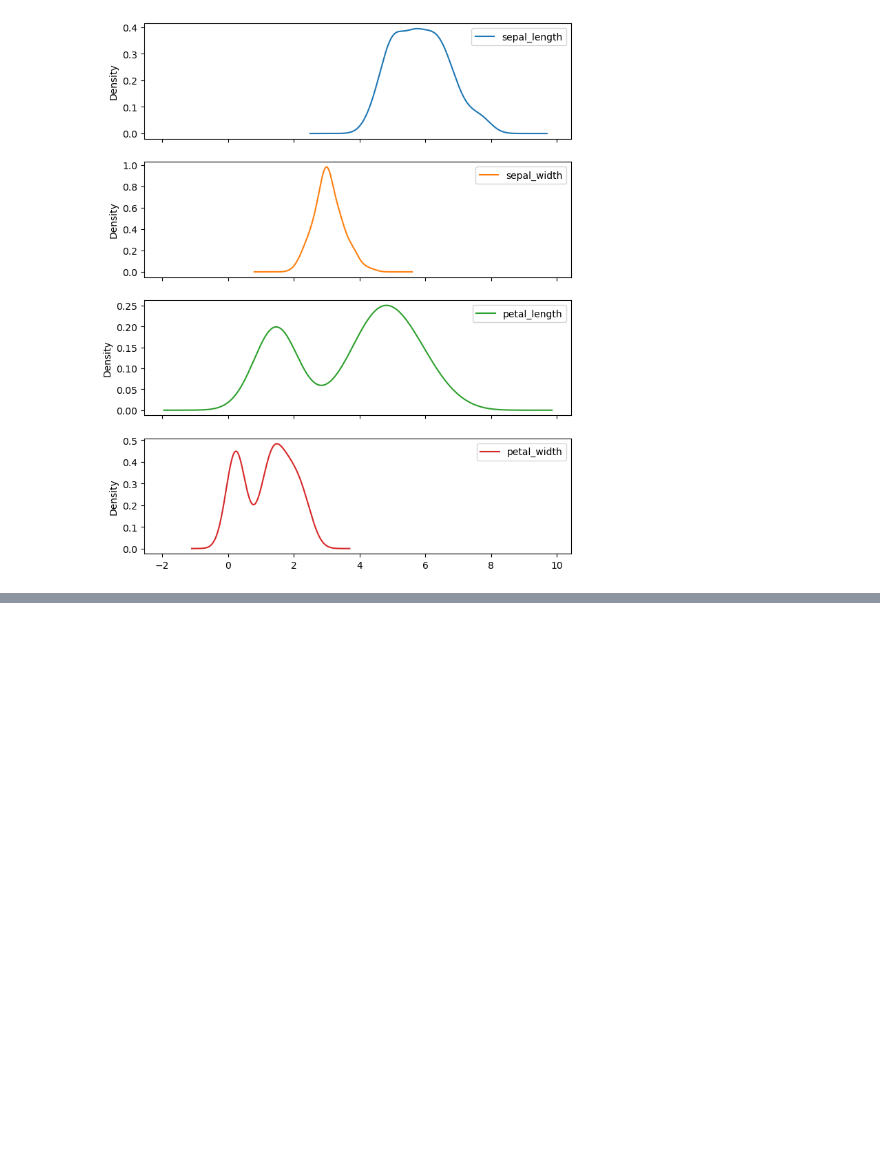
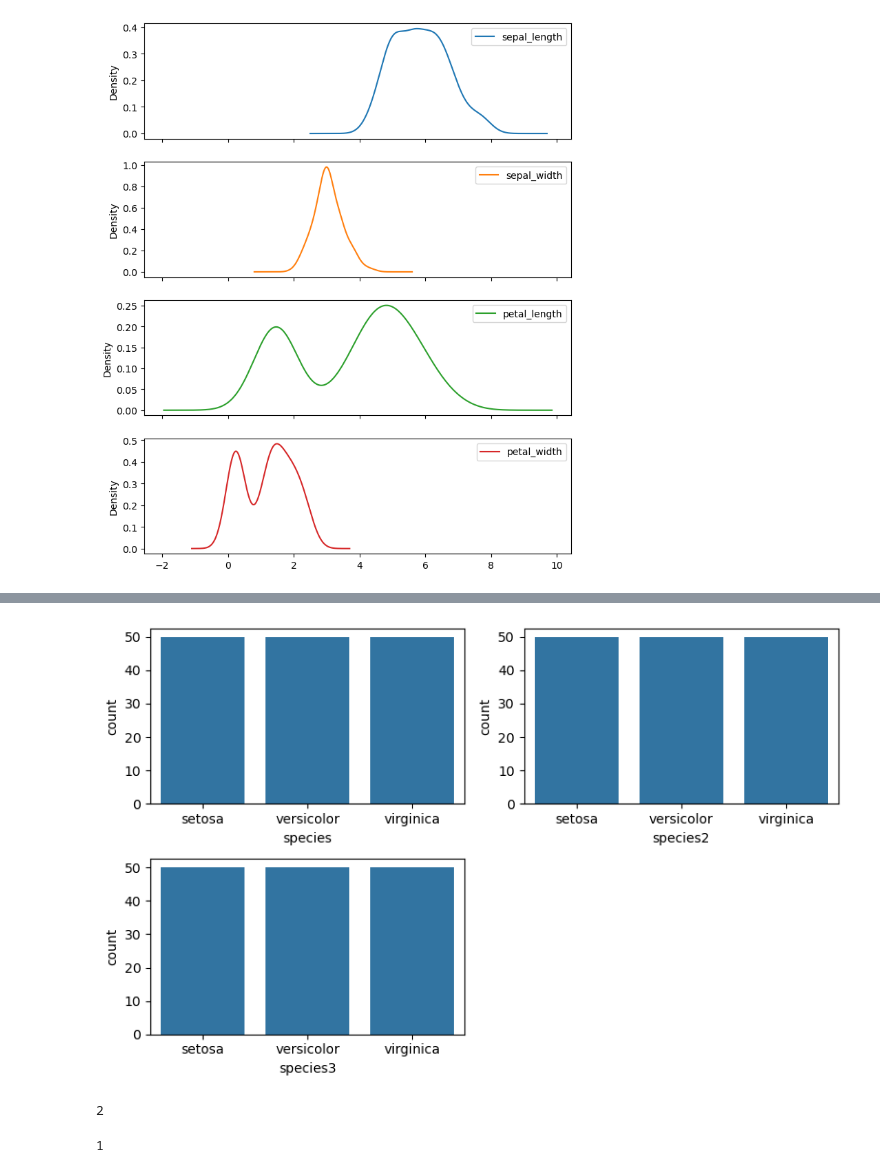
Before and after one commit to ivankching/workflow-utils, a Jupyter notebook: test_notebook.ipynb, the cells around one changed output, grey strips where cells are left out. Saved outputs shown, nothing was run; the diff lists cells and outputs as text; code cells hidden in the pictures; blank space fills up the shorter version.

```diff
--- a/test_notebook.ipynb
+++ b/test_notebook.ipynb
@@ -16,0 +34,3 @@ _ = visualization.kdes(data,  size=(8,10))
+# %%
+data3 = data2.copy()
+data3["species3"] = data3["species"]
@@ -16,0 +45,14 @@ _ = visualization.kdes(data,  size=(8,10))
+# %%
+three_plot = visualization.countplots(data3, cols=2, size=(8,5))
+# %% [output]
+[figure, added]
+# %%
+cols = min(6, data.shape[1])
+cols
+# %% [output]
+2
+# %%
+rows = ceil(data.shape[1] / cols)
+rows
+# %% [output]
+1
```
Also changed, not shown: parts of 10 cells of this notebook, 1 other file.
